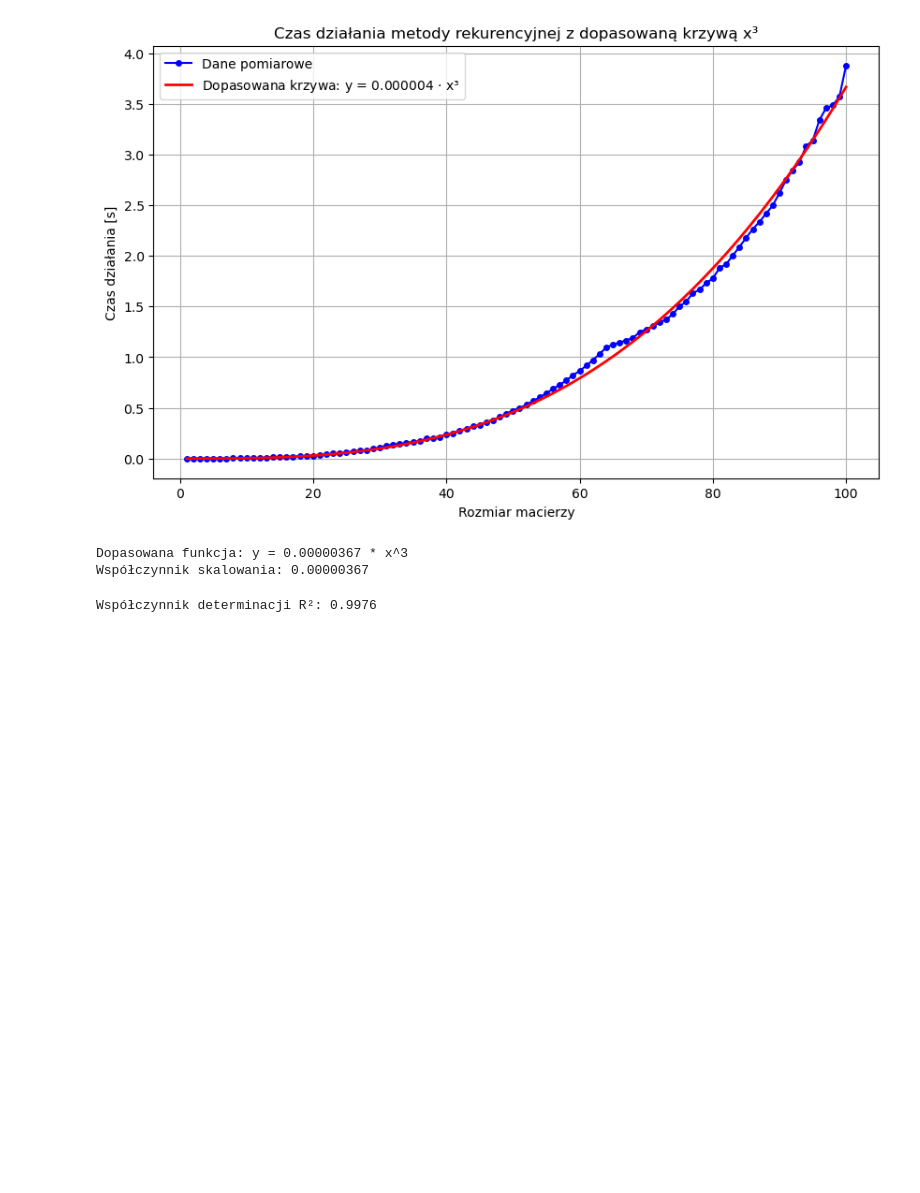
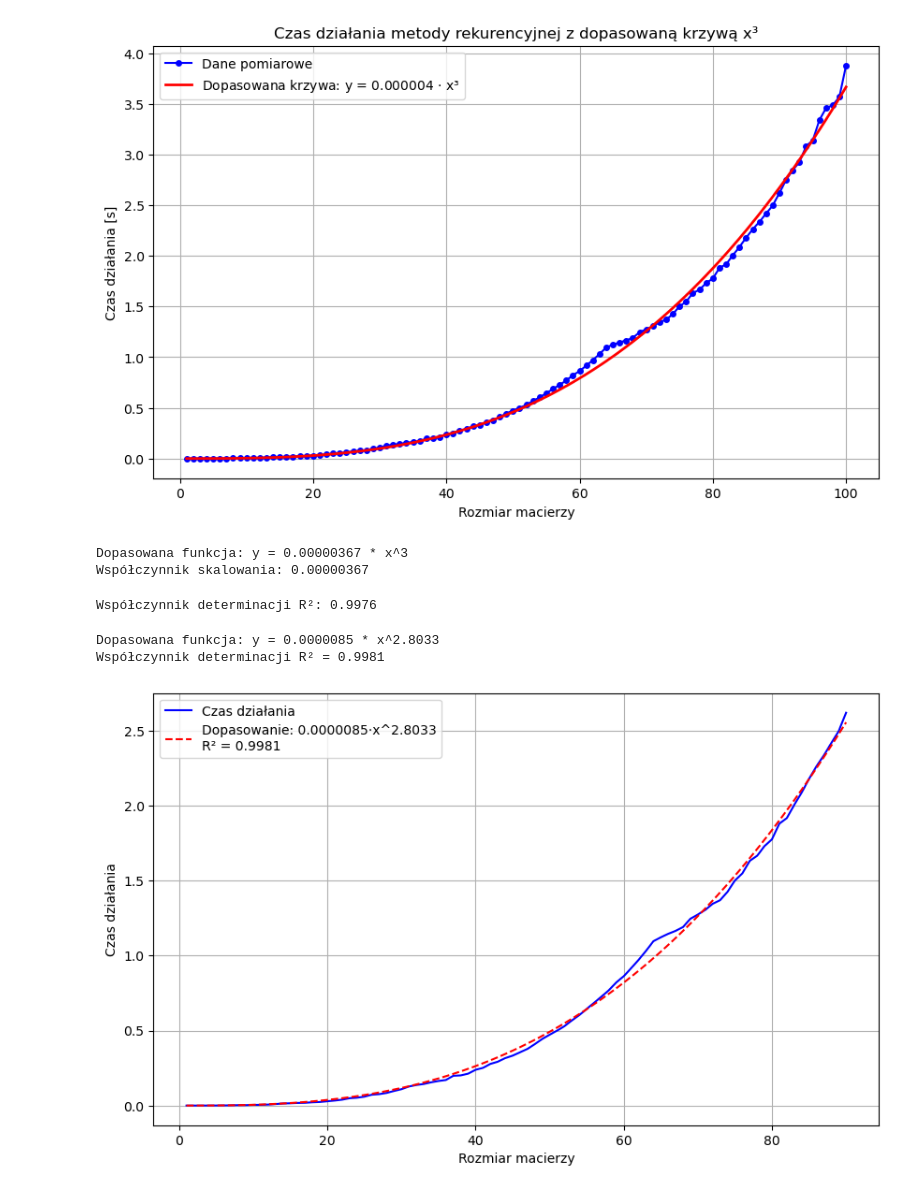
Before and after one commit to KubikZ/matrix-algorithms, a Jupyter notebook: lab1/binet.ipynb, the cells around one changed output. Cells and saved outputs as stored; diff of their text form; code cells hidden in the pictures; blank space fills up the shorter version.

```diff
--- a/lab1/binet.ipynb
+++ b/lab1/binet.ipynb
@@ -332,3 +327,49 @@ r_squared = 1 - (ss_res / ss_tot)
 print(f"Współczynnik determinacji R²: {r_squared:.4f}")
 # %% [output]
 Współczynnik determinacji R²: 0.9976
+# %%
+# Extended version with R-squared calculation
+import numpy as np
+import matplotlib.pyplot as plt
+from scipy.optimize import curve_fit
+
+plt.figure(figsize=(10, 6))
+plt.plot(range(1, len(time_counters[:90]) + 1), time_counters[:90], label="Czas działania", color='blue')
+
+def power_func(x, a, b):
+    return a * np.power(x, b)
+
+x_data = np.array(range(1, len(time_counters[:90]) + 1))
+y_data = np.array(time_counters[:90])
+
+try:
+    params, covariance = curve_fit(power_func, x_data, y_data)
+    a_fit, b_fit = params
+
+    # Calculate R-squared
+    y_pred = power_func(x_data, a_fit, b_fit)
+    ss_res = np.sum((y_data - y_pred) ** 2)
+    ss_tot = np.sum((y_data - np.mean(y_data)) ** 2)
+    r_squared = 1 - (ss_res / ss_tot)
+
+    x_fit = np.linspace(min(x_data), max(x_data), 100)
+    y_fit = power_func(x_fit, a_fit, b_fit)
+
+    plt.plot(x_fit, y_fit, 'r--', label=f'Dopasowanie: {a_fit:.7f}·x^{b_fit:.4f}\nR² = {r_squared:.4f}', color='red')
+
+    print(f"Dopasowana funkcja: y = {a_fit:.7f} * x^{b_fit:.4f}")
+    print(f"Współczynnik determinacji R² = {r_squared:.4f}")
+
+except Exception as e:
+    print(f"Błąd podczas dopasowania: {e}")
+
+plt.xlabel("Rozmiar macierzy")
+plt.ylabel("Czas działania")
+# plt.title("Czas działania metody rekurencyjnej z dopasowaniem potęgowym")
+plt.legend()
+plt.grid(True)
+plt.show()
+# %% [output]
+Dopasowana funkcja: y = 0.0000085 * x^2.8033
+Współczynnik determinacji R² = 0.9981
+[figure, added]
```
Also changed, not shown: parts of 6 cells of this notebook, 6 other files.
